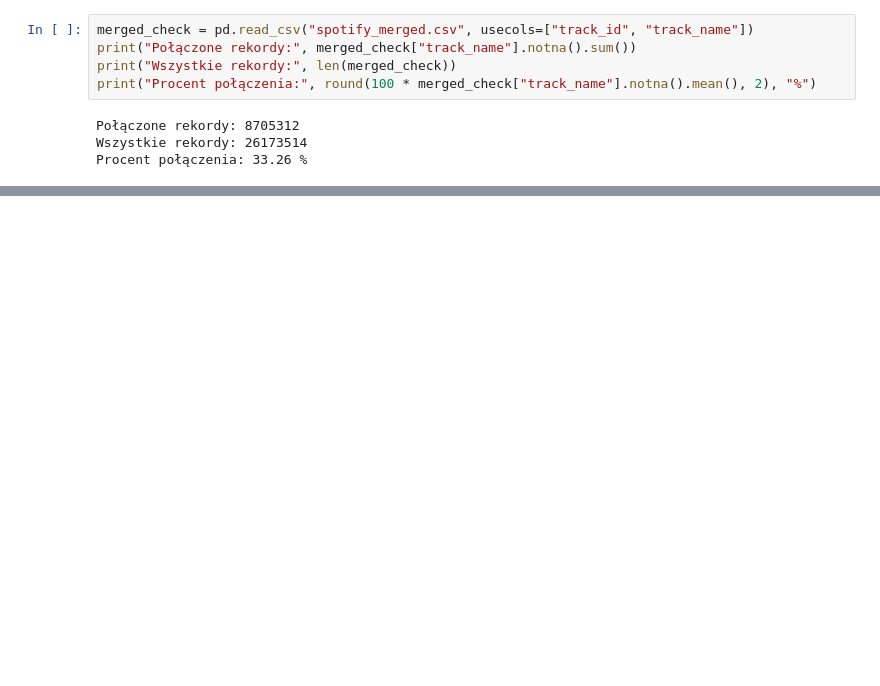
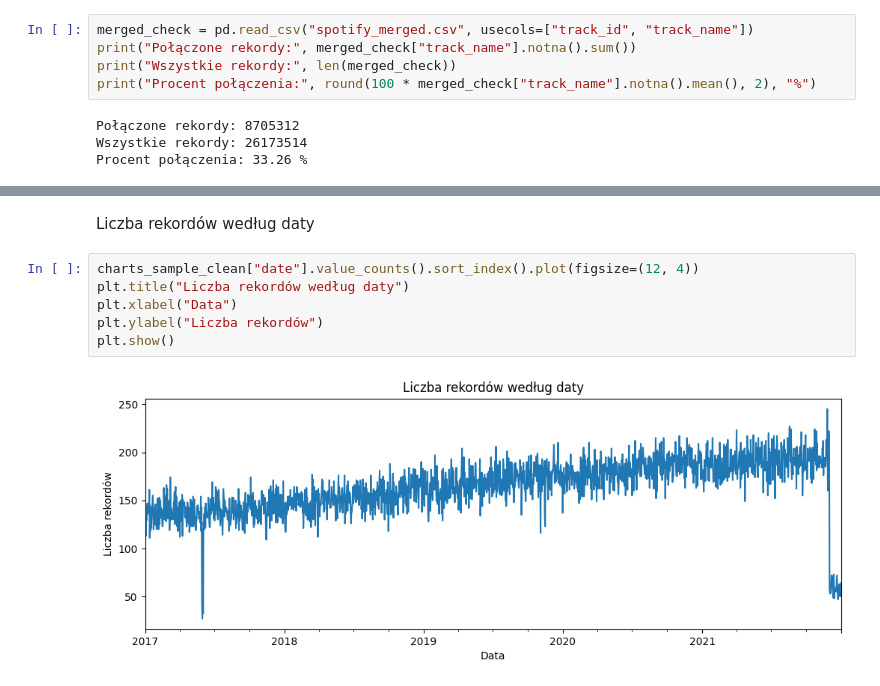
Before and after one commit to pati7284/Spotify-Data-Analysis, a Jupyter notebook: analiza_notebook.ipynb, the cells around one changed output, grey strips where cells are left out. Drawn from its saved outputs; the diff is of its cells as text; blank space fills up the shorter version.

```diff
--- a/analiza_notebook.ipynb
+++ b/analiza_notebook.ipynb
@@ -36,0 +318,10 @@ Procent połączenia: 33.26 %
+# %% [markdown]
+Liczba rekordów według daty
+# %%
+charts_sample_clean["date"].value_counts().sort_index().plot(figsize=(12, 4))
+plt.title("Liczba rekordów według daty")
+plt.xlabel("Data")
+plt.ylabel("Liczba rekordów")
+plt.show()
+# %% [output]
+[figure, added]
```
Also changed, not shown: parts of 48 cells of this notebook, 1 other file.
